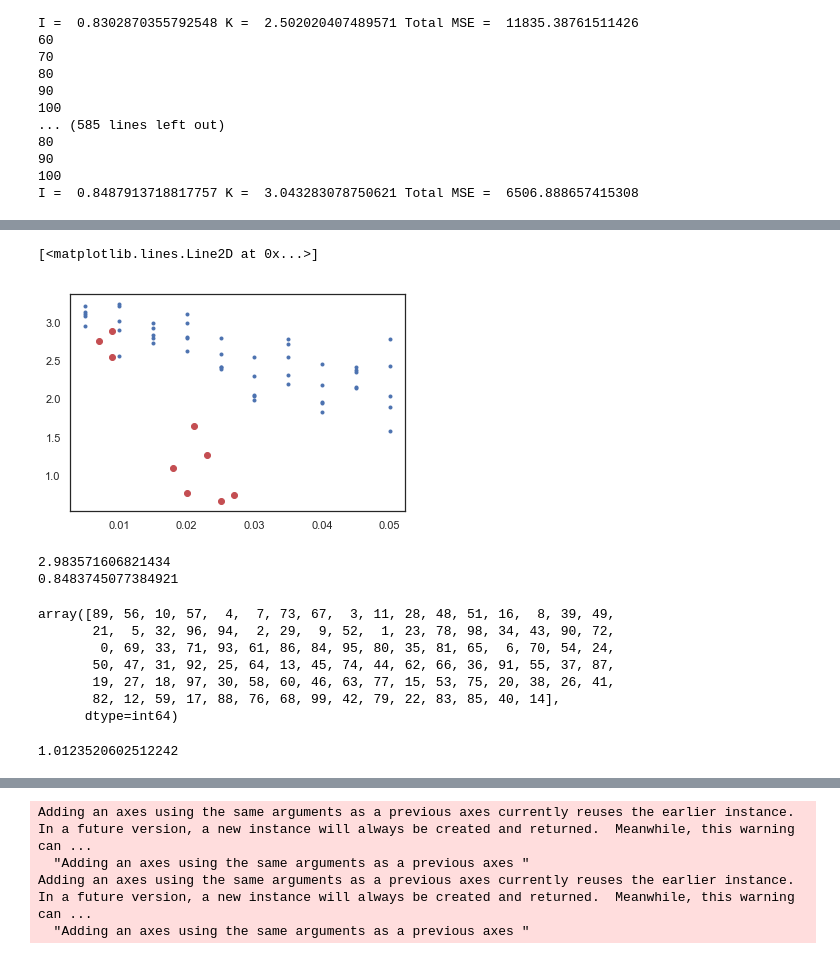
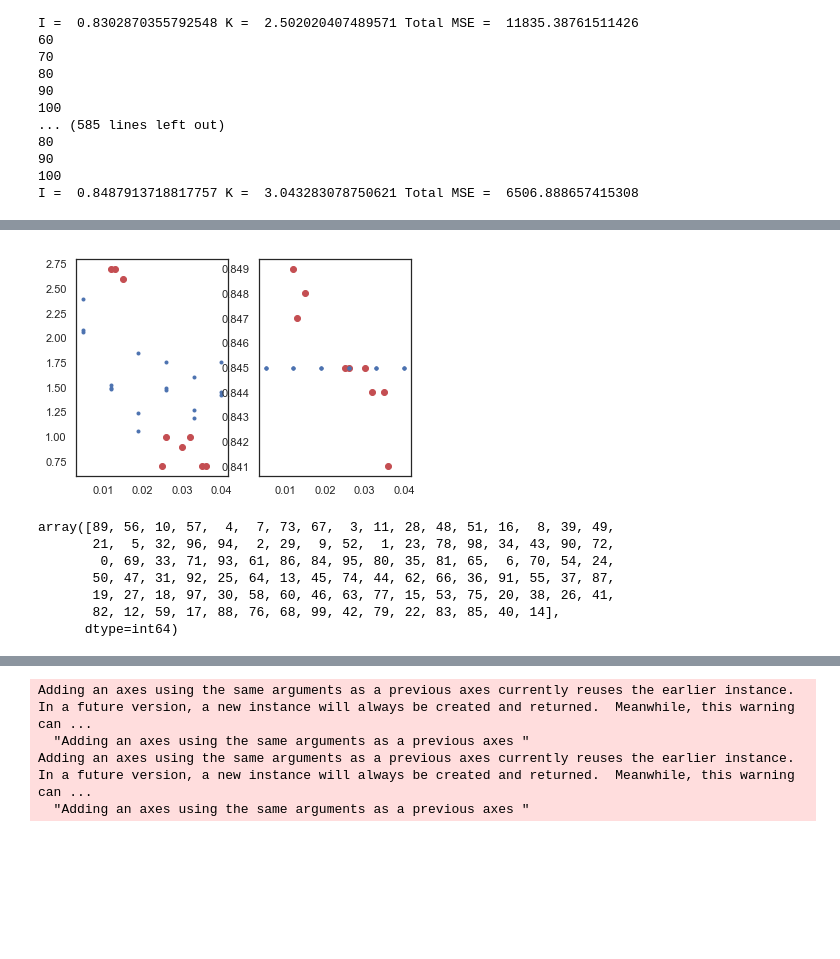
Before and after one commit to jazlab/SE_NL_MJ_2020, a Jupyter notebook: integrator_feedback_circuit.ipynb, the cells around one changed output, grey strips where cells are left out. Drawn from its saved outputs; the diff is of its cells as text; code cells hidden in the pictures; blank space fills up the shorter version.

Commit message:
Worked with new threshold = 0.6

```diff
--- a/integrator_feedback_circuit.ipynb
+++ b/integrator_feedback_circuit.ipynb
@@ -252,9 +253,9 @@ def simulate_trial(ntrials=1000, duration=600, nstages=10, sigma=0, K=3.0, initI
     return ulst, vlst, ylst, Ilst, siglst, ylst2
 # %%
 sigma = 0.01
-K = 2.98
-I = 0.84
-duration = 600
+K = 3.07
+I = 0.842
+duration = 800
 
 #ulst, vlst, ylst, Ilst, siglst, ylst2 = simulate_trial(nstages=3, sigma=sigma, K=K, initI=0.766)
 np.random.seed(2018)
@@ -633,30 +643,35 @@ Kmin =  1.5805472792092568 , Imin = 0.847673147228463
 # %%
-for i, sigma in enumerate(sigma_lst):
-    plt.plot(np.ones(5) * sigma, KLST[i,:],'b.')
-
 # Behavioral results
 #sigma_behavior = [0.019, 0.019, 0.008, 0.02, 0.009, 0.01, 0.017, 0.0245, 0.026];
 #I_behavior = [0.780, 0.779, 0.783, 0.780, 0.783, 0.782, 0.7805, 0.7792, 0.7773];
 #K_behavior = [1.0, 1.0, 2.7, 1.0, 3.3, 2.7, 0.8, 0.8, 0.85];
 
-sigma_behavior = [0.009, 0.018, 0.023, 0.007, 0.021, 0.009, 0.020, 0.025, 0.027];
-I_behavior = [0.781, 0.780, 0.780, 0.782, 0.781, 0.782, 0.781, 0.779, 0.777];
-K_behavior = [2.55, 1.10, 1.28, 2.76, 1.65, 2.89, 0.78, 0.67, 0.75];
+# Params fit with threshold = 0.7
+#sigma_behavior = [0.009, 0.018, 0.023, 0.007, 0.021, 0.009, 0.020, 0.025, 0.027];
+#I_behavior = [0.781, 0.780, 0.780, 0.782, 0.781, 0.782, 0.781, 0.779, 0.777];
+#K_behavior = [2.55, 1.10, 1.28, 2.76, 1.65, 2.89, 0.78, 0.67, 0.75];
 
 
-#plt.subplot('121')
+# Params fit with threshold = 0.6
+sigma_behavior = [0.015, 0.026, 0.032, 0.012, 0.030, 0.013, 0.025, 0.035, 0.036];
+I_behavior = [0.848, 0.845, 0.844, 0.849, 0.845, 0.847, 0.845, 0.844, 0.841];
+K_behavior = [2.6, 1.0, 1.0, 2.7, 0.9, 2.7, 0.7, 0.7, 0.7];
+
+plt.subplot(121)
+
+for i, sigma in enumerate(sigma_lst):
+    plt.plot(np.ones(maxiter) * sigma, KLST[i,:],'b.')
+
 plt.plot(sigma_behavior, K_behavior, 'or')
-#plt.subplot('122')
-#plt.plot(sigma_behavior, I_behavior, 'or')
+
+
+plt.subplot('122')
+plt.plot(sigma_behavior, I_behavior, 'or')
+
+for i, sigma in enumerate(sigma_lst):
+    plt.plot(np.ones(maxiter) * sigma, ILST[i,:],'b.')
 # %% [output]
-[<matplotlib.lines.Line2D at 0x...>]
-[figure, old version]
+[figure, new version]
-# %%
-print(np.mean(KLST[1,:]))
-print(np.mean(ILST[1,:]))
-# %% [output]
-2.983571606821434
-0.8483745077384921
 # %%
 scipy.io.savemat('PlotTools/IK_sim_relationship.mat', {'ILST': ILST, 'KLST': KLST,
                                             'sigma_lst': sigma_lst})
@@ -677,7 +692,3 @@ argsorted_all = []
 for lst in MSELST2:
     sorted_all.append(np.sort(lst))
     argsorted_all.append(np.argsort(lst))
-# %%
-np.min(Klst)
-# %% [output]
-1.0123520602512242
```
Also changed, not shown: parts of 7 cells of this notebook.
